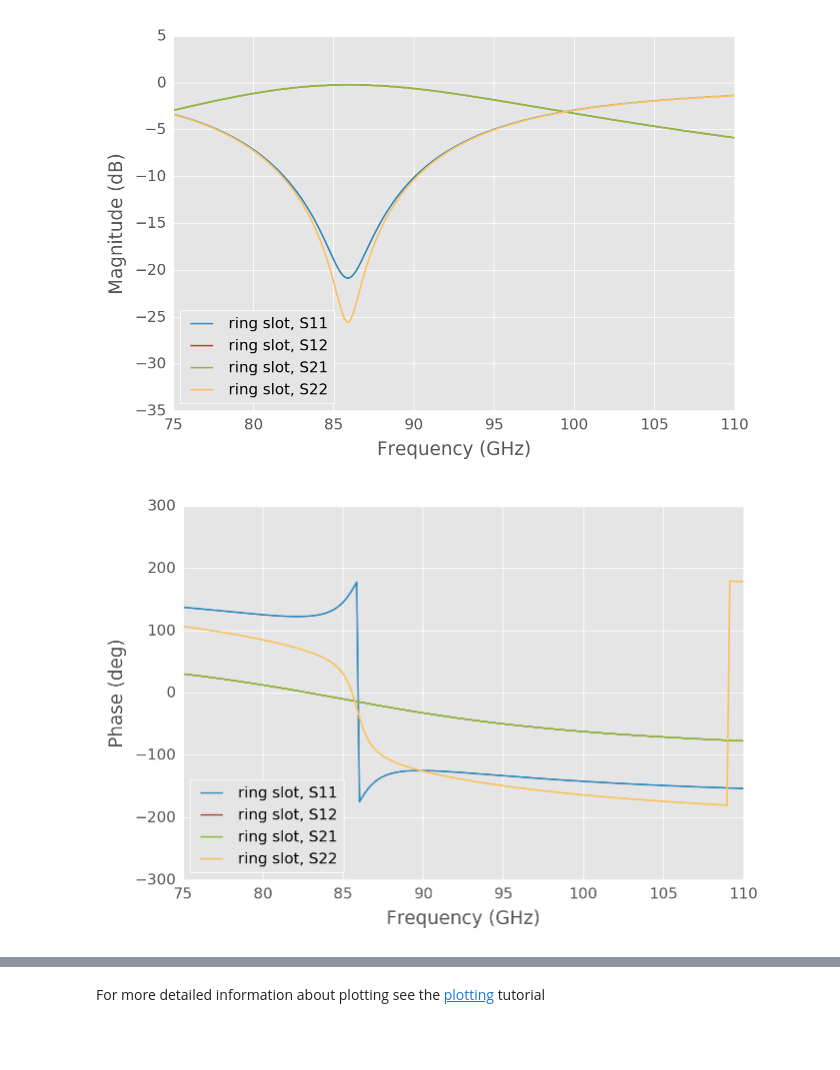
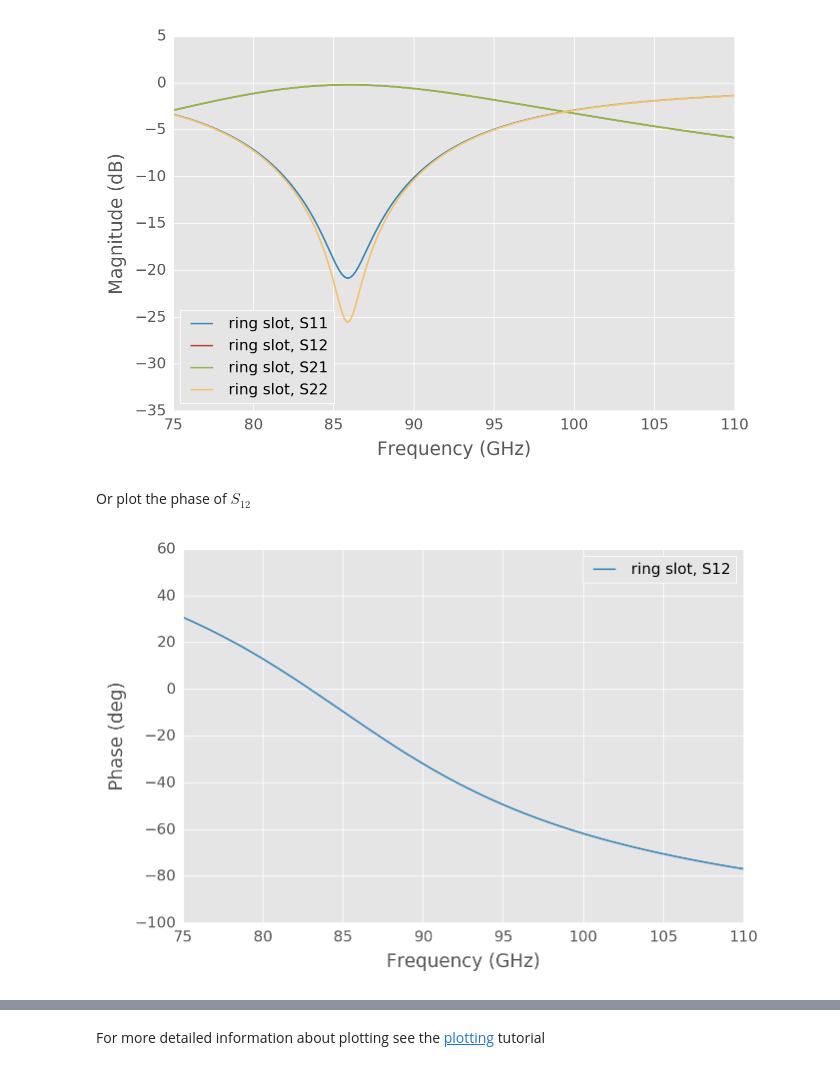
Before and after one commit to scikit-rf/scikit-rf, a Jupyter notebook: doc/source/tutorials/Introduction.ipynb, the cells around one changed output, grey strips where cells are left out. Saved outputs shown, nothing was run; the diff lists cells and outputs as text; code cells hidden in the pictures; blank space fills up the shorter version.

```diff
--- a/doc/source/tutorials/Introduction.ipynb
+++ b/doc/source/tutorials/Introduction.ipynb
@@ -104,7 +102,9 @@ To plot all four s-parameters of the ``ring_slot``  in Mag, Phase, and on the Sm
 ring_slot.plot_s_db()
 # %% [output]
 [figure]
+# %% [markdown]
+Or plot the phase of $S_{12}$
 # %%
-ring_slot.plot_s_deg()
+ring_slot.plot_s_deg(m=0,n=1)
 # %% [output]
-[figure, old version]
+[figure, new version]
```
Also changed, not shown: parts of 54 cells of this notebook, 22 other files.
